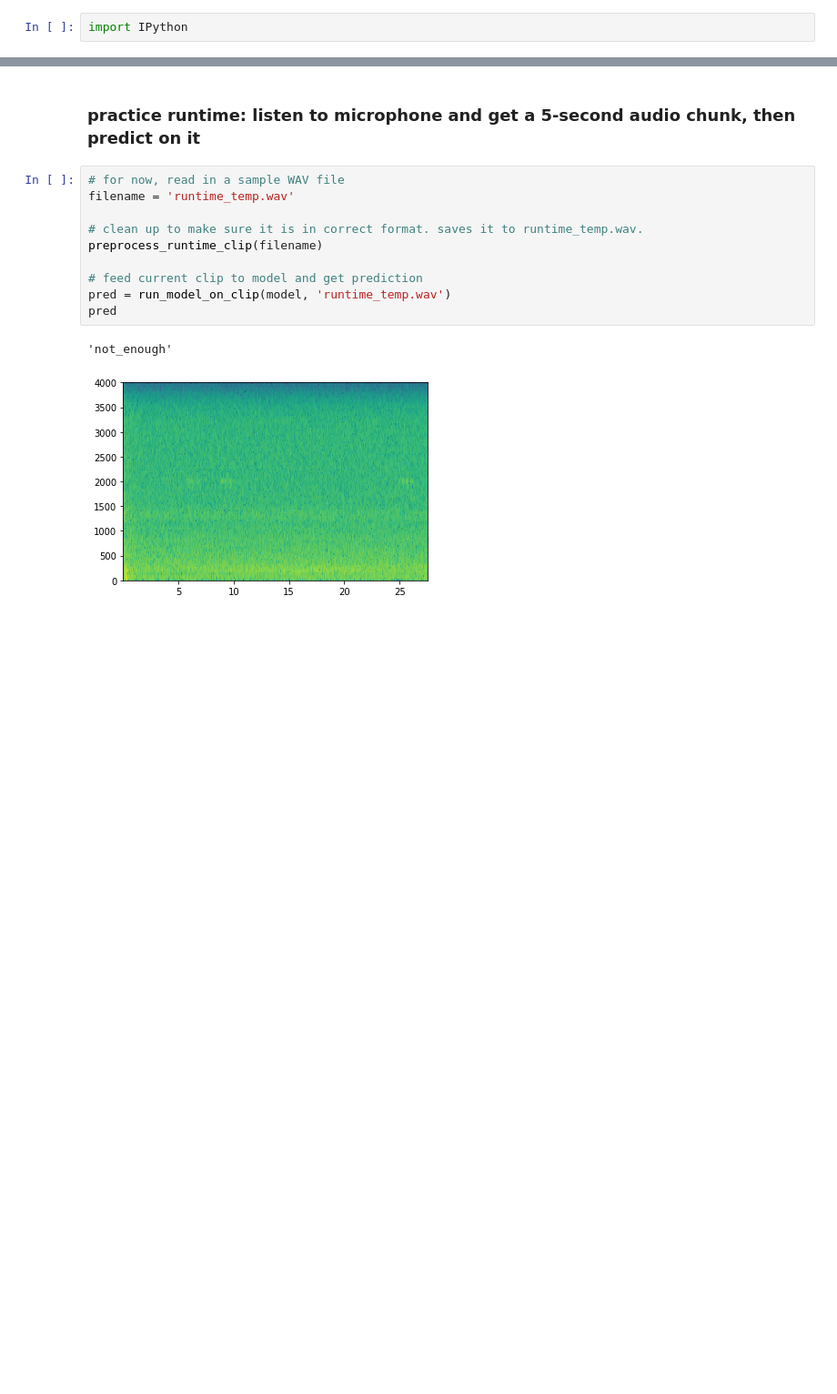
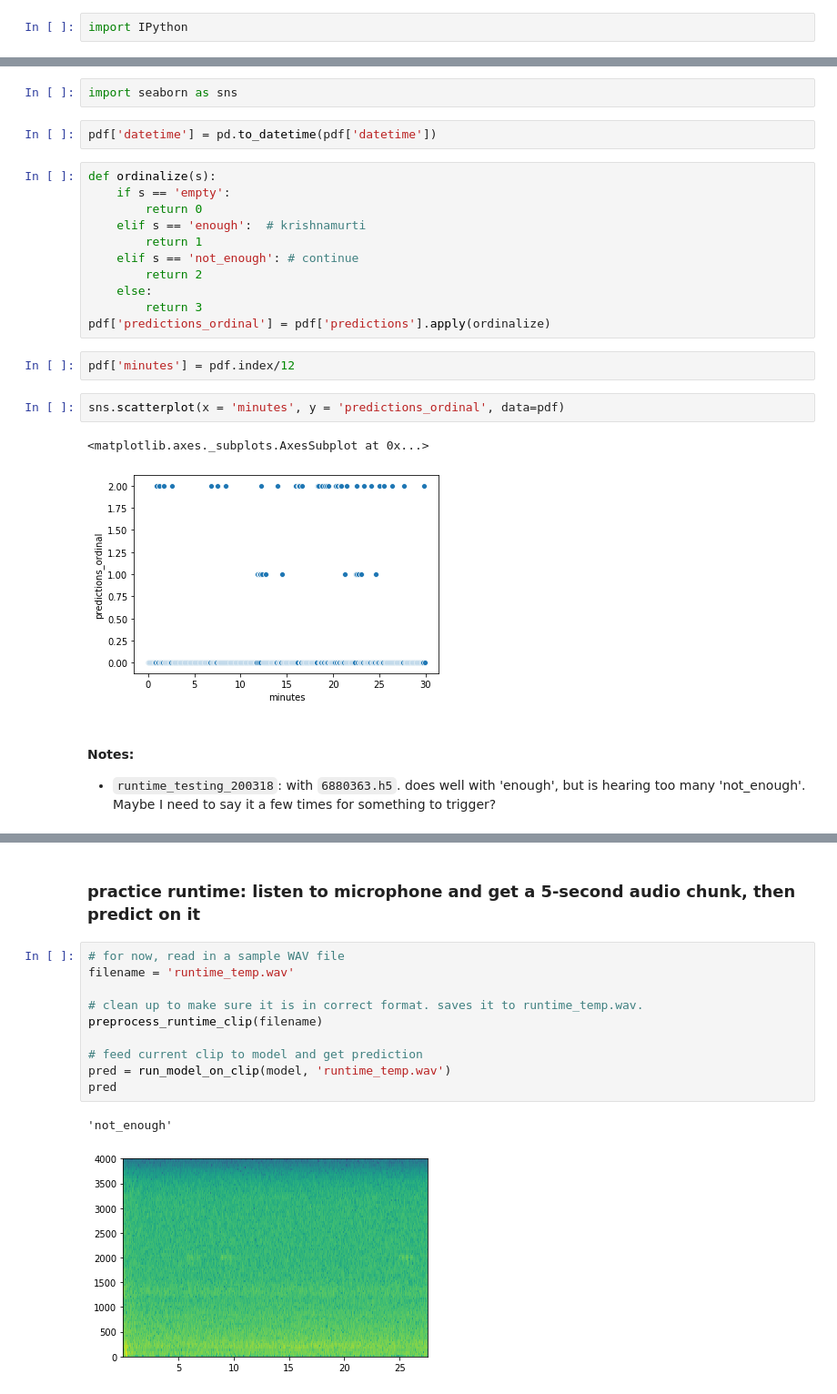
Before and after one commit to lukewolcott/med-bell, a Jupyter notebook: runtime.ipynb, the cells around one changed output, grey strips where cells are left out. Shown at 91% size. Saved outputs shown, nothing was run; the diff lists cells and outputs as text; blank space fills up the shorter version.

```diff
--- a/runtime.ipynb
+++ b/runtime.ipynb
@@ -121,0 +176,26 @@ array([[7.34719113e+01, 4.63224519e+00, 6.23021348e+00, ...,
+# %%
+import seaborn as sns
+# %%
+pdf['datetime'] = pd.to_datetime(pdf['datetime'])
+# %%
+def ordinalize(s):
+    if s == 'empty':
+        return 0
+    elif s == 'enough':  # krishnamurti
+        return 1
+    elif s == 'not_enough': # continue
+        return 2
+    else:
+        return 3
+pdf['predictions_ordinal'] = pdf['predictions'].apply(ordinalize)
+# %%
+pdf['minutes'] = pdf.index/12
+# %%
+sns.scatterplot(x = 'minutes', y = 'predictions_ordinal', data=pdf)
+# %% [output]
+<matplotlib.axes._subplots.AxesSubplot at 0x...>
+[figure, added]
+# %% [markdown]
+#### Notes:
+
+- `runtime_testing_200318`: with `6880363.h5`.  does well with 'enough', but is hearing too many 'not_enough'.  Maybe I need to say it a few times for something to trigger?
```
Also changed, not shown: parts of 16 cells of this notebook, 4 other files.
